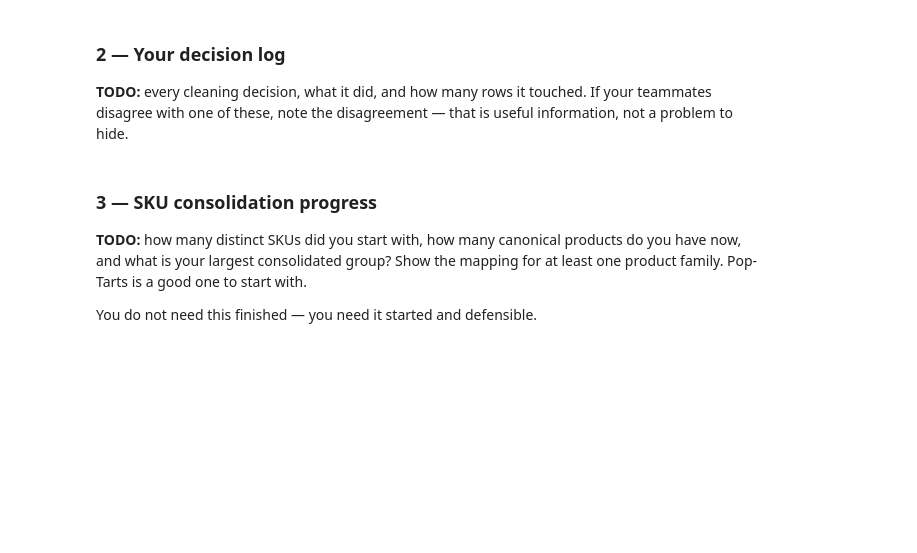
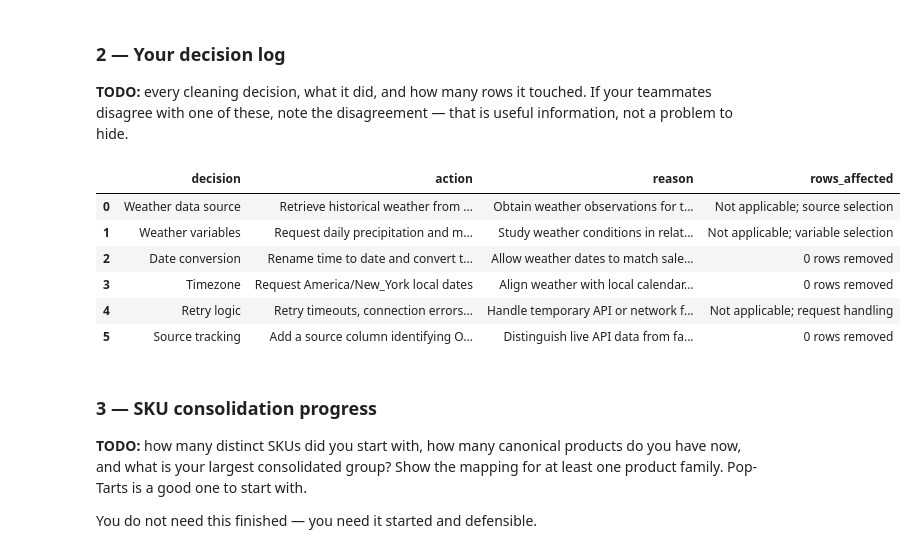
Before and after one commit to hershiaytoda/walmart-hurricane-project, a Jupyter notebook: notebook/2026-10-23 — Midterm Checkpoint — Lab.ipynb, the cells around one changed output. Drawn from its saved outputs; the diff is of its cells as text; code cells hidden in the pictures; blank space fills up the shorter version.

Commit message:
Updating Weather API information

```diff
--- a/notebook/2026-10-23 — Midterm Checkpoint — Lab.ipynb
+++ b/notebook/2026-10-23 — Midterm Checkpoint — Lab.ipynb
@@ -114,6 +120,47 @@ Print the row count before and after. We want to see how many rows your decision
 **TODO:** every cleaning decision, what it did, and how many rows it touched. If your teammates disagree with one of these, note the disagreement — that is useful information, not a problem to hide.
 # %%
 # TODO: print or display your decision log
+
+
+import pandas as pd
+
+# Decision log for the weather API
+weather_decisions = pd.DataFrame([
+    {
+        "decision": "Weather data source",
+        "action": "Retrieve historical weather from Open-Meteo",
+        "reason": "Obtain weather observations for the project",
+        "rows_affected": "Not applicable; source selection"
+    },
+    {
+        "decision": "Weather variables",
+        "action": "Request daily precipitation and maximum wind speed",
+        "reason": "Study weather conditions in relation to sales",
+        "rows_affected": "Not applicable; variable selection"
+    },
+    {
+        "decision": "Date conversion",
+        "action": "Rename time to date and convert to datetime",
+        "reason": "Allow weather dates to match sales dates",
+        "rows_affected": "0 rows removed"
+    },
+    {
+        "decision": "Timezone",
+        "action": "Request America/New_York local dates",
+        "reason": "Align weather with local calendar dates",
+        "rows_affected": "0 rows removed"
+    }
+])
+
+display(weather_decisions)
+# %% [output]
+|  | decision | action | reason | rows_affected |
+| 0 | Weather data source | Retrieve historical weather from ... | Obtain weather observations for t... | Not applicable; source selection |
+| 1 | Weather variables | Request daily precipitation and m... | Study weather conditions in relat... | Not applicable; variable selection |
+| 2 | Date conversion | Rename time to date and convert t... | Allow weather dates to match sale... | 0 rows removed |
+| 3 | Timezone | Request America/New_York local dates | Align weather with local calendar... | 0 rows removed |
+| 4 | Retry logic | Retry timeouts, connection errors... | Handle temporary API or network f... | Not applicable; request handling |
+| 5 | Source tracking | Add a source column identifying O... | Distinguish live API data from fa... | 0 rows removed |
 # %% [markdown]
 ### 3 — SKU consolidation progress
 
```
Also changed, not shown: parts of 2 cells of this notebook.
